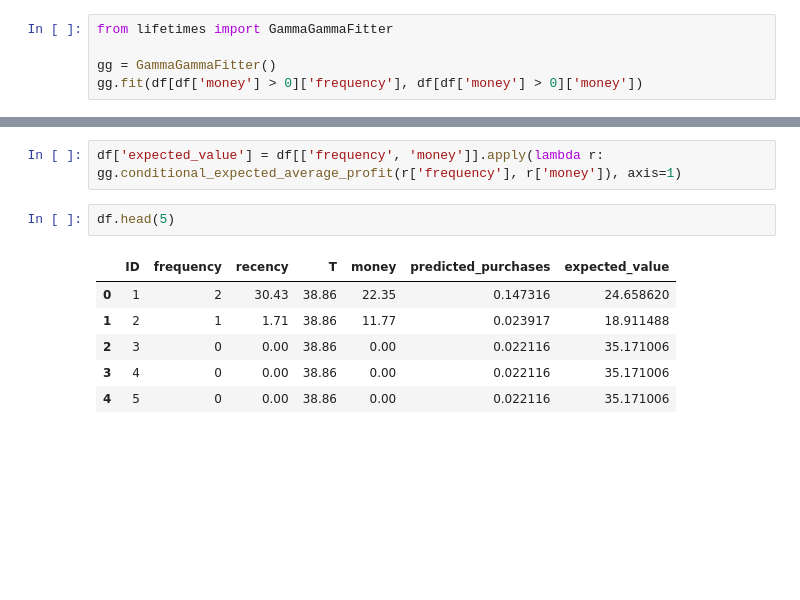
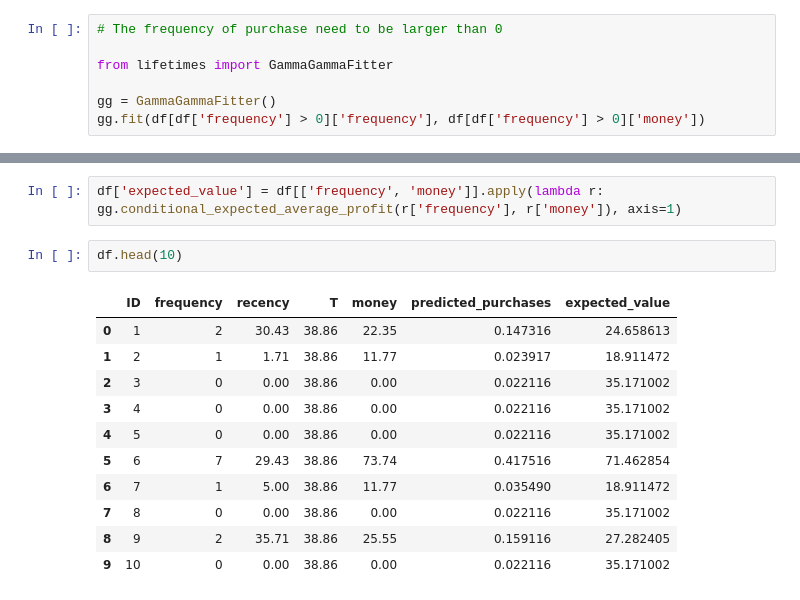
Before and after one commit to JustinNew/archive, a Jupyter notebook: projects/CLV/BGCLV.ipynb, the cells around one changed output, grey strips where cells are left out. Cells and saved outputs as stored; diff of their text form; blank space fills up the shorter version.

```diff
--- a/projects/CLV/BGCLV.ipynb
+++ b/projects/CLV/BGCLV.ipynb
@@ -63,18 +68,25 @@ plt.show()
 # %%
+# The frequency of purchase need to be larger than 0
+
 from lifetimes import GammaGammaFitter
 
 gg = GammaGammaFitter()
-gg.fit(df[df['money'] > 0]['frequency'], df[df['money'] > 0]['money'])
+gg.fit(df[df['frequency'] > 0]['frequency'], df[df['frequency'] > 0]['money'])
 # %% [output]
 <lifetimes.GammaGammaFitter: fitted with 946 subjects, p: 6.25, q: 3.74, v: 15.45>
 # %%
 df['expected_value'] = df[['frequency', 'money']].apply(lambda r: gg.conditional_expected_average_profit(r['frequency'], r['money']), axis=1)
 # %%
-df.head(5)
+df.head(10)
 # %% [output]
 |  | ID | frequency | recency | T | money | predicted_purchases | expected_value |
-| 0 | 1 | 2 | 30.43 | 38.86 | 22.35 | 0.147316 | 24.658620 |
-| 1 | 2 | 1 | 1.71 | 38.86 | 11.77 | 0.023917 | 18.911488 |
-| 2 | 3 | 0 | 0.00 | 38.86 | 0.00 | 0.022116 | 35.171006 |
-| 3 | 4 | 0 | 0.00 | 38.86 | 0.00 | 0.022116 | 35.171006 |
-| 4 | 5 | 0 | 0.00 | 38.86 | 0.00 | 0.022116 | 35.171006 |
+| 0 | 1 | 2 | 30.43 | 38.86 | 22.35 | 0.147316 | 24.658613 |
+| 1 | 2 | 1 | 1.71 | 38.86 | 11.77 | 0.023917 | 18.911472 |
+| 2 | 3 | 0 | 0.00 | 38.86 | 0.00 | 0.022116 | 35.171002 |
+| 3 | 4 | 0 | 0.00 | 38.86 | 0.00 | 0.022116 | 35.171002 |
+| 4 | 5 | 0 | 0.00 | 38.86 | 0.00 | 0.022116 | 35.171002 |
+| 5 | 6 | 7 | 29.43 | 38.86 | 73.74 | 0.417516 | 71.462854 |
+| 6 | 7 | 1 | 5.00 | 38.86 | 11.77 | 0.035490 | 18.911472 |
+| 7 | 8 | 0 | 0.00 | 38.86 | 0.00 | 0.022116 | 35.171002 |
+| 8 | 9 | 2 | 35.71 | 38.86 | 25.55 | 0.159116 | 27.282405 |
+| 9 | 10 | 0 | 0.00 | 38.86 | 0.00 | 0.022116 | 35.171002 |
```
Also changed, not shown: parts of 4 cells of this notebook.
